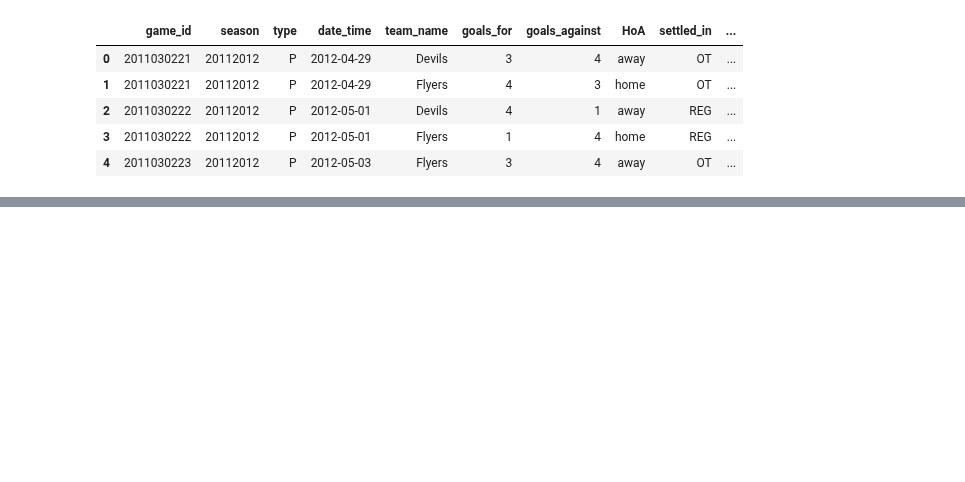
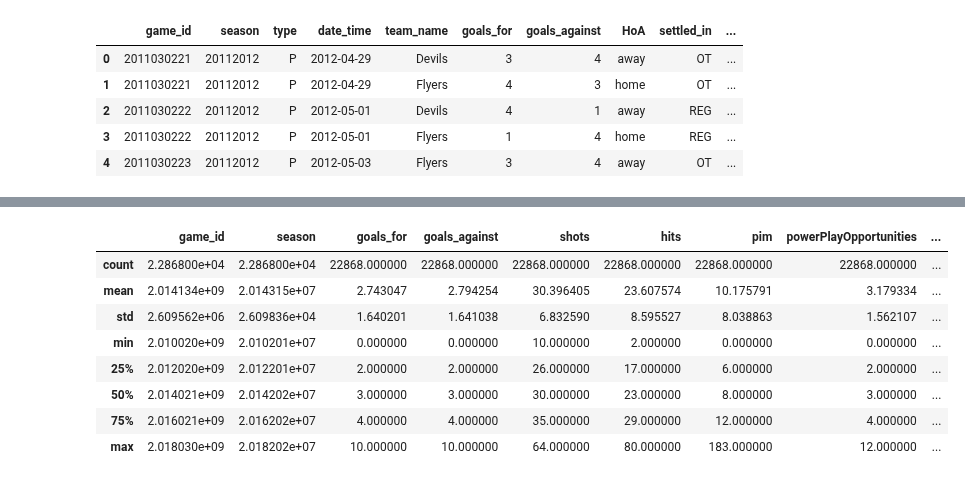
Before and after one commit to DanOakStats/NHL, a Jupyter notebook: eda_data.ipynb, the cells around one changed output, grey strips where cells are left out. Saved outputs shown, nothing was run; the diff lists cells and outputs as text; code cells hidden in the pictures; blank space fills up the shorter version.

```diff
--- a/eda_data.ipynb
+++ b/eda_data.ipynb
@@ -149,0 +268,13 @@ Descrição das variáveis:
+# %%
+# resumo estatistico
+nhl_eda.describe()
+# %% [output]
+|  | game_id | season | goals_for | goals_against | shots | hits | pim | powerPlayOpportunities | ... |
+| count | 2.286800e+04 | 2.286800e+04 | 22868.000000 | 22868.000000 | 22868.000000 | 22868.000000 | 22868.000000 | 22868.000000 | ... |
+| mean | 2.014134e+09 | 2.014315e+07 | 2.743047 | 2.794254 | 30.396405 | 23.607574 | 10.175791 | 3.179334 | ... |
+| std | 2.609562e+06 | 2.609836e+04 | 1.640201 | 1.641038 | 6.832590 | 8.595527 | 8.038863 | 1.562107 | ... |
+| min | 2.010020e+09 | 2.010201e+07 | 0.000000 | 0.000000 | 10.000000 | 2.000000 | 0.000000 | 0.000000 | ... |
+| 25% | 2.012020e+09 | 2.012201e+07 | 2.000000 | 2.000000 | 26.000000 | 17.000000 | 6.000000 | 2.000000 | ... |
+| 50% | 2.014021e+09 | 2.014202e+07 | 3.000000 | 3.000000 | 30.000000 | 23.000000 | 8.000000 | 3.000000 | ... |
+| 75% | 2.016021e+09 | 2.016202e+07 | 4.000000 | 4.000000 | 35.000000 | 29.000000 | 12.000000 | 4.000000 | ... |
+| max | 2.018030e+09 | 2.018202e+07 | 10.000000 | 10.000000 | 64.000000 | 80.000000 | 183.000000 | 12.000000 | ... |
```
Also changed, not shown: parts of 23 cells of this notebook.
